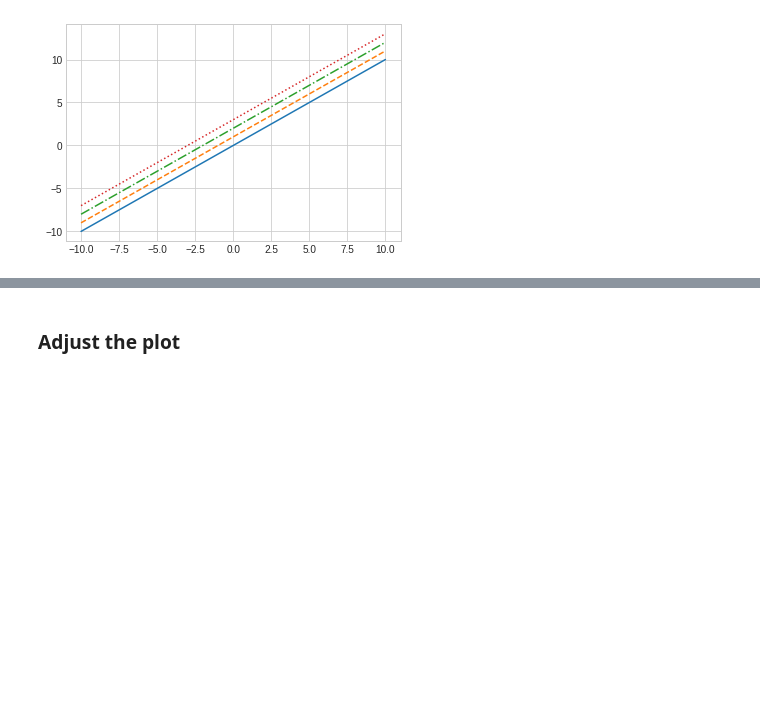
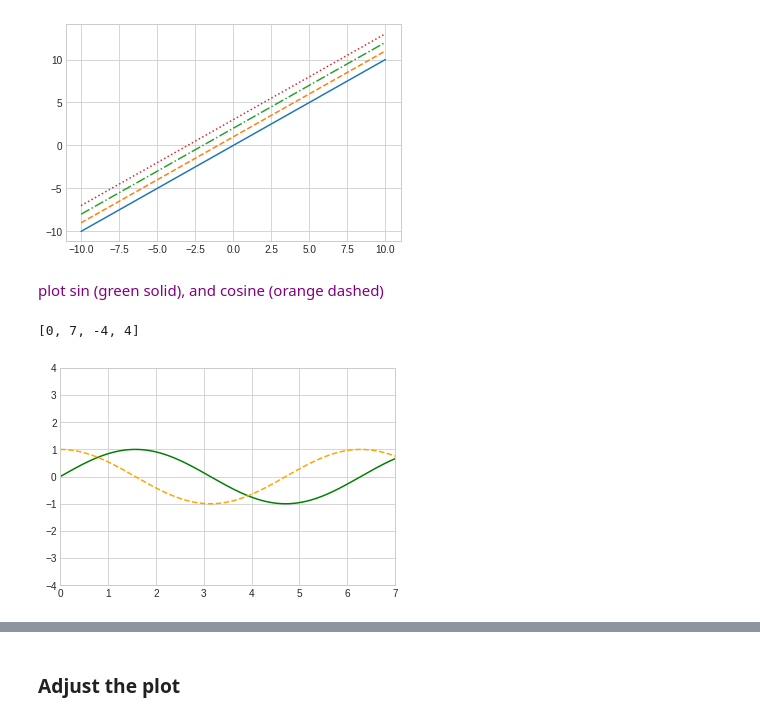
Before and after one commit to chezydan/pytopics, a Jupyter notebook: Visuals.ipynb, the cells around one changed output, grey strips where cells are left out. Drawn from its saved outputs; the diff is of its cells as text; code cells hidden in the pictures; blank space fills up the shorter version.

```diff
--- a/Visuals.ipynb
+++ b/Visuals.ipynb
@@ -79,6 +79,19 @@ plt.plot(x, x + 2, linestyle='dashdot')
 plt.plot(x, x + 3, linestyle='dotted');
 # %% [output]
 [figure]
+# %% [markdown]
+<p><span style='color:purple'>plot sin (green solid), and cosine (orange dashed) </span>
+# %%
+fig = plt.figure()
+ax = plt.axes()
+x= np.linspace(0,7,300)
+ax.plot(x , np.sin(x), '-g')
+ax.plot(x, np.cos(x), '--', color='orange')
+#ax.plot(x, np.tan(x))
+ax.axis([0,7,-4,4])
+# %% [output]
+[0, 7, -4, 4]
+[figure, added]
 # %%
 #combined colors and styles
 plt.plot(x, x + 0, '-g')  # solid green
```
Also changed, not shown: parts of 54 cells of this notebook, 3 other files.
